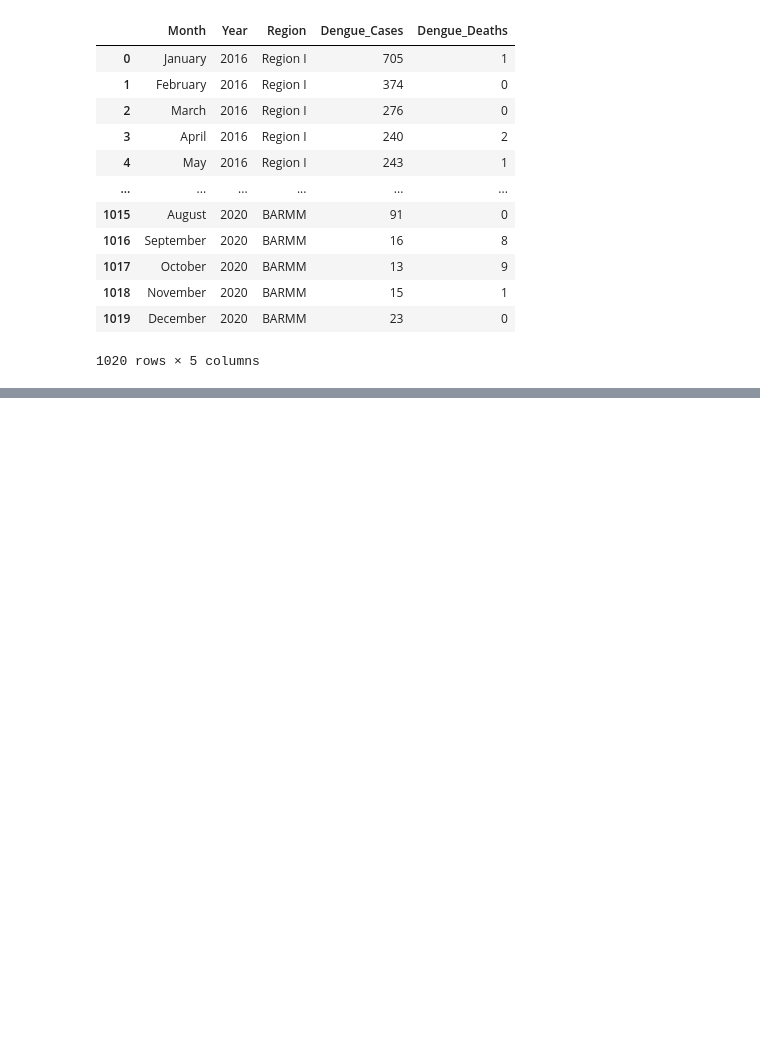
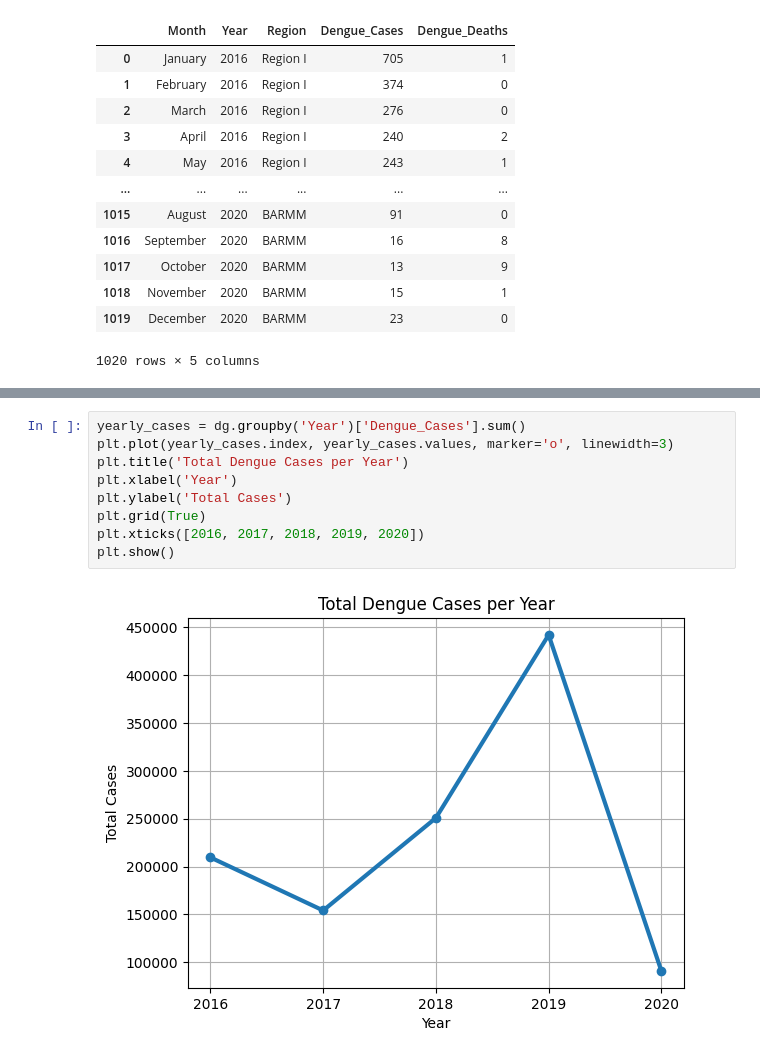
Before and after one commit to senseikim/ITELEC303, a Jupyter notebook: Activity 3(Dengue.ipynb, the cells around one changed output, grey strips where cells are left out. Cells and saved outputs as stored; diff of their text form; blank space fills up the shorter version.

```diff
--- a/Activity 3(Dengue.ipynb
+++ b/Activity 3(Dengue.ipynb
@@ -26,0 +83,11 @@ dg
+# %%
+yearly_cases = dg.groupby('Year')['Dengue_Cases'].sum()
+plt.plot(yearly_cases.index, yearly_cases.values, marker='o', linewidth=3)
+plt.title('Total Dengue Cases per Year')
+plt.xlabel('Year')
+plt.ylabel('Total Cases')
+plt.grid(True)
+plt.xticks([2016, 2017, 2018, 2019, 2020])
+plt.show()
+# %% [output]
+[figure, added]
```
Also changed, not shown: parts of 22 cells of this notebook.
